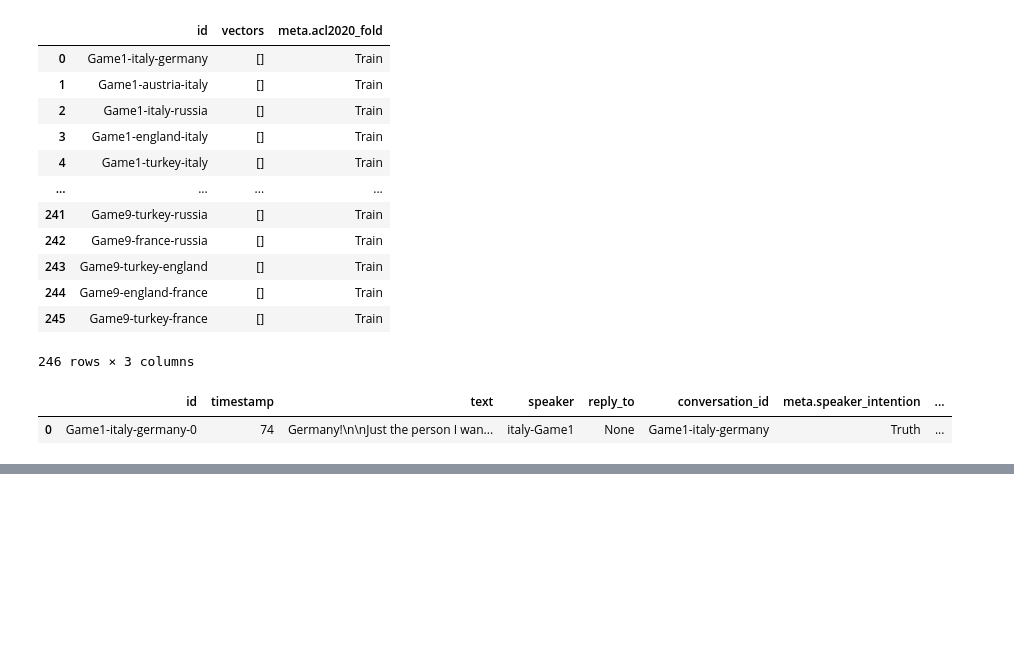
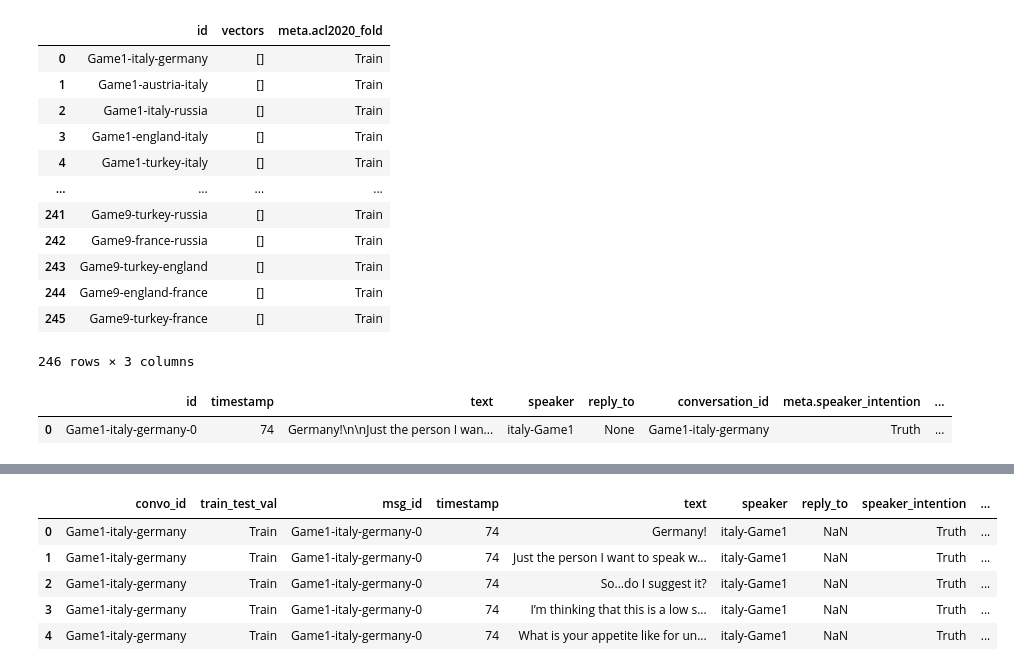
Before and after one commit to quarbby/special-umbrella, a Jupyter notebook: separate_dataframe.ipynb, the cells around one changed output, grey strips where cells are left out. Cells and saved outputs as stored; diff of their text form; code cells hidden in the pictures; blank space fills up the shorter version.

Commit message:
sentences

```diff
--- a/separate_dataframe.ipynb
+++ b/separate_dataframe.ipynb
@@ -74,0 +99,37 @@ converted_df.to_csv('diplomacy_corpus.csv',index=False)
+# %%
+filtered_dict = []
+for idx, row in df_filtered.iterrows():
+    text = row['text']
+    text_array = text.split('\n')
+    for sentence in text_array:
+        if sentence != '':
+            msg_dict = {}
+            msg_dict['convo_id'] = row['convo_id']
+            msg_dict['train_test_val'] = row['train_test']
+            msg_dict['msg_id'] = row['msg_id']
+            msg_dict['timestamp'] = row['timestamp']
+            msg_dict['text'] = sentence
+            msg_dict['speaker'] = row['speaker']
+            msg_dict['reply_to'] = row['reply_to']
+            msg_dict['speaker_intention'] = row['speaker_intention']
+            msg_dict['reciever_perception'] = row['reciever_perception']
+            msg_dict['reciever'] = row['reciever']
+            msg_dict['absolute_message_index'] = row['absolute_message_index']
+            msg_dict['relative_message_index'] = row['relative_message_index']
+            msg_dict['year'] = row['year']
+            msg_dict['game_score_speaker'] = row['game_score']
+            msg_dict['game_score_receiver'] = row['game_score'] + row['game_score_delta']
+            msg_dict['game_score_delta'] = row['game_score_delta']
+            msg_dict['deception_quadrant'] = row['deception_quadrant']
+
+            filtered_dict.append(msg_dict)
+# %%
+filtered_dict_df = pd.DataFrame(filtered_dict)
+filtered_dict_df.head(5)
+# %% [output]
+|  | convo_id | train_test_val | msg_id | timestamp | text | speaker | reply_to | speaker_intention | ... |
+| 0 | Game1-italy-germany | Train | Game1-italy-germany-0 | 74 | Germany! | italy-Game1 | NaN | Truth | ... |
+| 1 | Game1-italy-germany | Train | Game1-italy-germany-0 | 74 | Just the person I want to speak w... | italy-Game1 | NaN | Truth | ... |
+| 2 | Game1-italy-germany | Train | Game1-italy-germany-0 | 74 | So...do I suggest it? | italy-Game1 | NaN | Truth | ... |
+| 3 | Game1-italy-germany | Train | Game1-italy-germany-0 | 74 | I’m thinking that this is a low s... | italy-Game1 | NaN | Truth | ... |
+| 4 | Game1-italy-germany | Train | Game1-italy-germany-0 | 74 | What is your appetite like for un... | italy-Game1 | NaN | Truth | ... |
```
Also changed, not shown: parts of 5 cells of this notebook, 2 other files.
